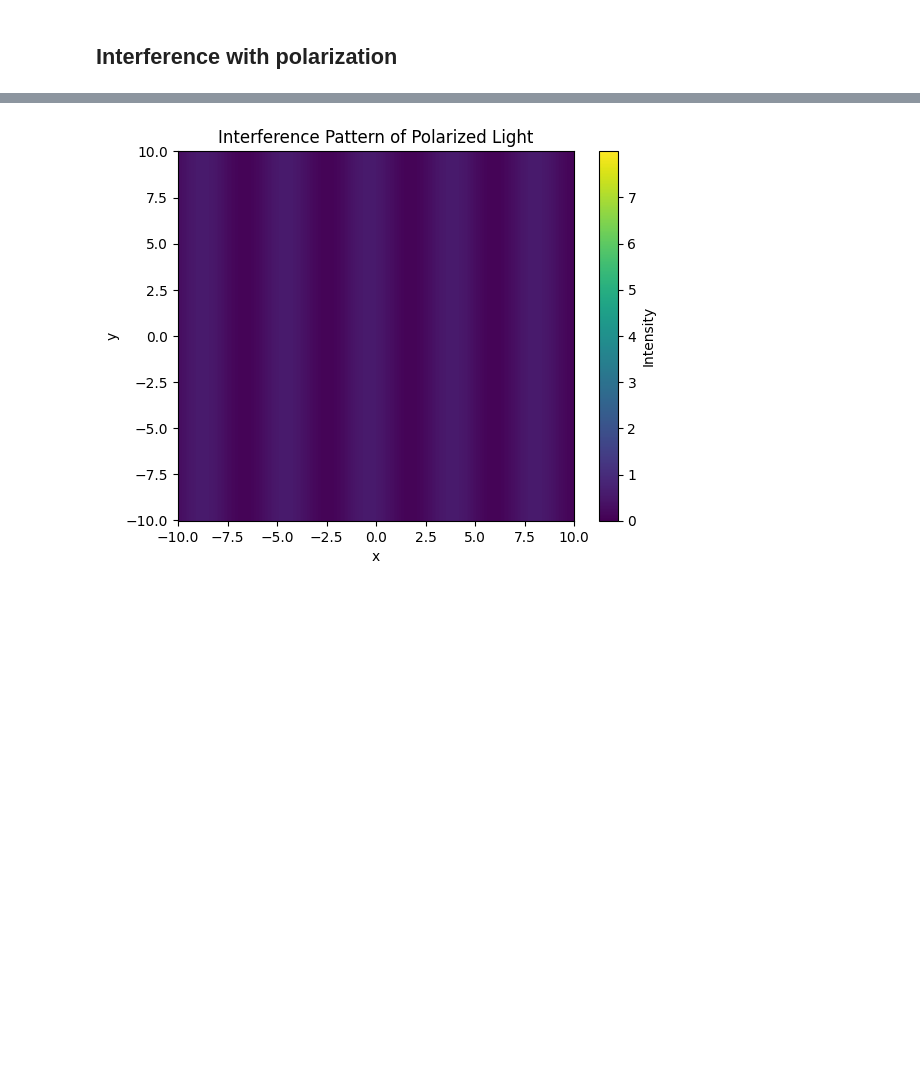
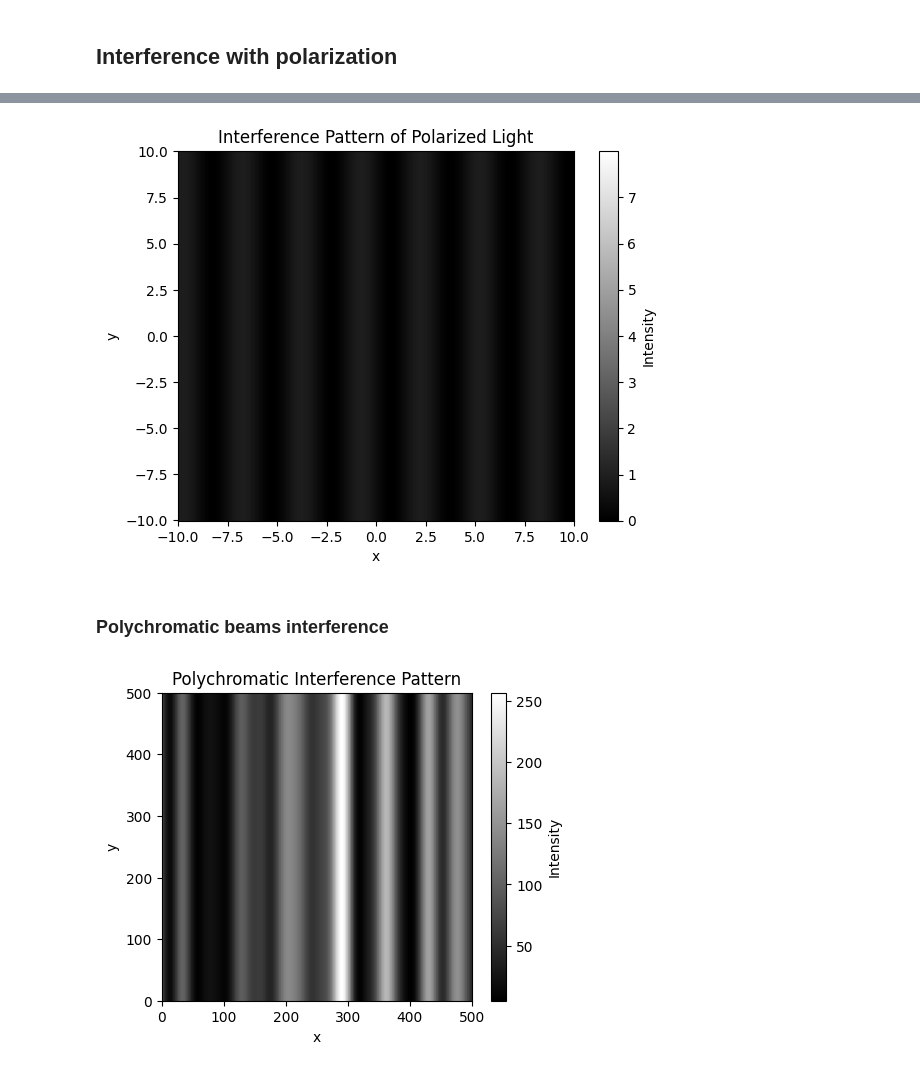
Before and after one commit to aguslzz/interference_polarization, a Jupyter notebook: main.ipynb, the cells around one changed output, grey strips where cells are left out. Cells and saved outputs as stored; diff of their text form; code cells hidden in the pictures; blank space fills up the shorter version.

Commit message:
final main update with 3 interference cases added

```diff
--- a/main.ipynb
+++ b/main.ipynb
@@ -155,7 +166,7 @@ plt.show()
 # %%
 fig, ax = plt.subplots()
 
-c = ax.pcolormesh(X, Y, intensity_2, vmin=0, vmax=intensity_max)
+c = ax.pcolormesh(X, Y, intensity_2, vmin=0, vmax=intensity_max, shading='auto',cmap='gray')
 
 # Add colorbar
 fig.colorbar(c, ax=ax, label='Intensity')
@@ -167,4 +178,51 @@ ax.set_title('Interference Pattern of Polarized Light')
 
 plt.show()
 # %% [output]
-[figure, old version]
+[figure, new version]
+# %% [markdown]
+### Polychromatic beams interference
+# %%
+# Parameters
+num_components_x = 100  # Number of frequency components
+num_components_y = 100  # Number of frequency components
+k_0 = 2 * np.pi / 0.5  # Central wave number, in 1/um
+
+# Generate random distributed values
+frequencies_x = np.random.uniform(0.4, 1.2, num_components_x) * k_0
+amplitudes_x = np.random.uniform(0.1, 1, num_components_x)
+phases_x = np.random.uniform(0, 2 * np.pi, num_components_x)
+
+frequencies_y = np.random.uniform(0.4, 1.2, num_components_y) * k_0
+amplitudes_y = np.random.uniform(0.1, 1, num_components_y)
+phases_y = np.random.uniform(0, 2 * np.pi, num_components_y)
+
+# Initialize electric fields for x and y polarizations
+E_x_total = np.zeros_like(X, dtype=np.complex128)
+E_y_total = np.zeros_like(X, dtype=np.complex128)
+
+# Define spatial grid for interference pattern
+x = np.linspace(-5, 5, 500)   # x-coordinates
+y = np.linspace(-5, 5, 500)   # y-coordinates
+X, Y = np.meshgrid(x, y)
+
+# Sum over each frequency component
+for q in range(num_components_x):
+    E_x_total += amplitudes_x[q] * np.exp(1j * (frequencies_x[q] * X - phases_x[q]))
+
+# Sum over each frequency component
+for r in range(num_components_y):
+    E_y_total += amplitudes_y[r] * np.exp(1j * (frequencies_y[r] * X - phases_y[r]))
+
+    # Calculate the intensity (magnitude squared of the resultant electric field)
+intensity = np.abs(E_x_total)**2 + np.abs(E_y_total)**2
+
+# Plot the resulting interference pattern
+fig, ax = plt.subplots(figsize=(5, 4))
+c = ax.pcolormesh( intensity, shading='auto', cmap='gray')
+fig.colorbar(c, ax=ax, label='Intensity')
+ax.set_xlabel('x')
+ax.set_ylabel('y')
+ax.set_title('Polychromatic Interference Pattern')
+plt.show()
+# %% [output]
+[figure, added]
```
Also changed, not shown: parts of 13 cells of this notebook.
